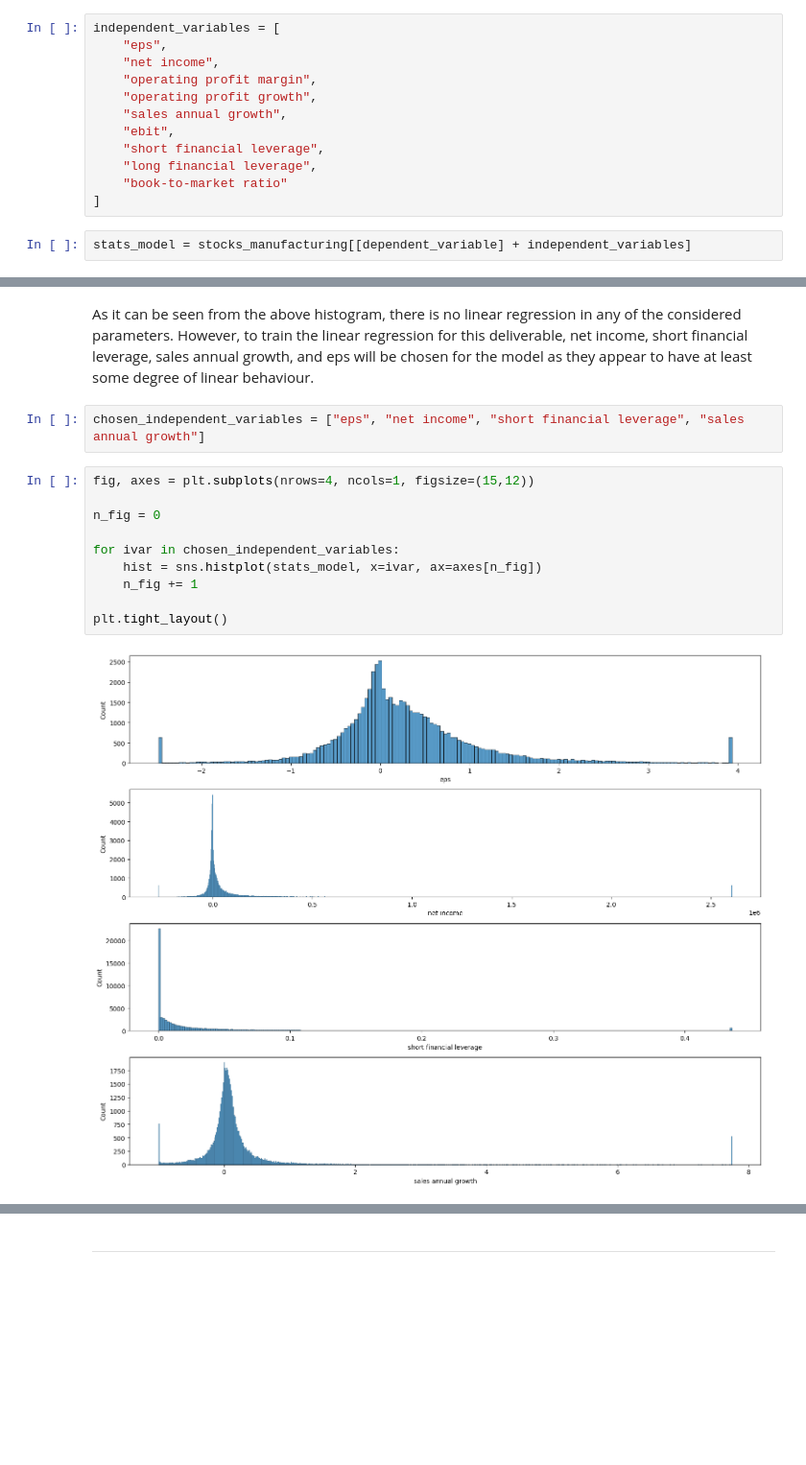
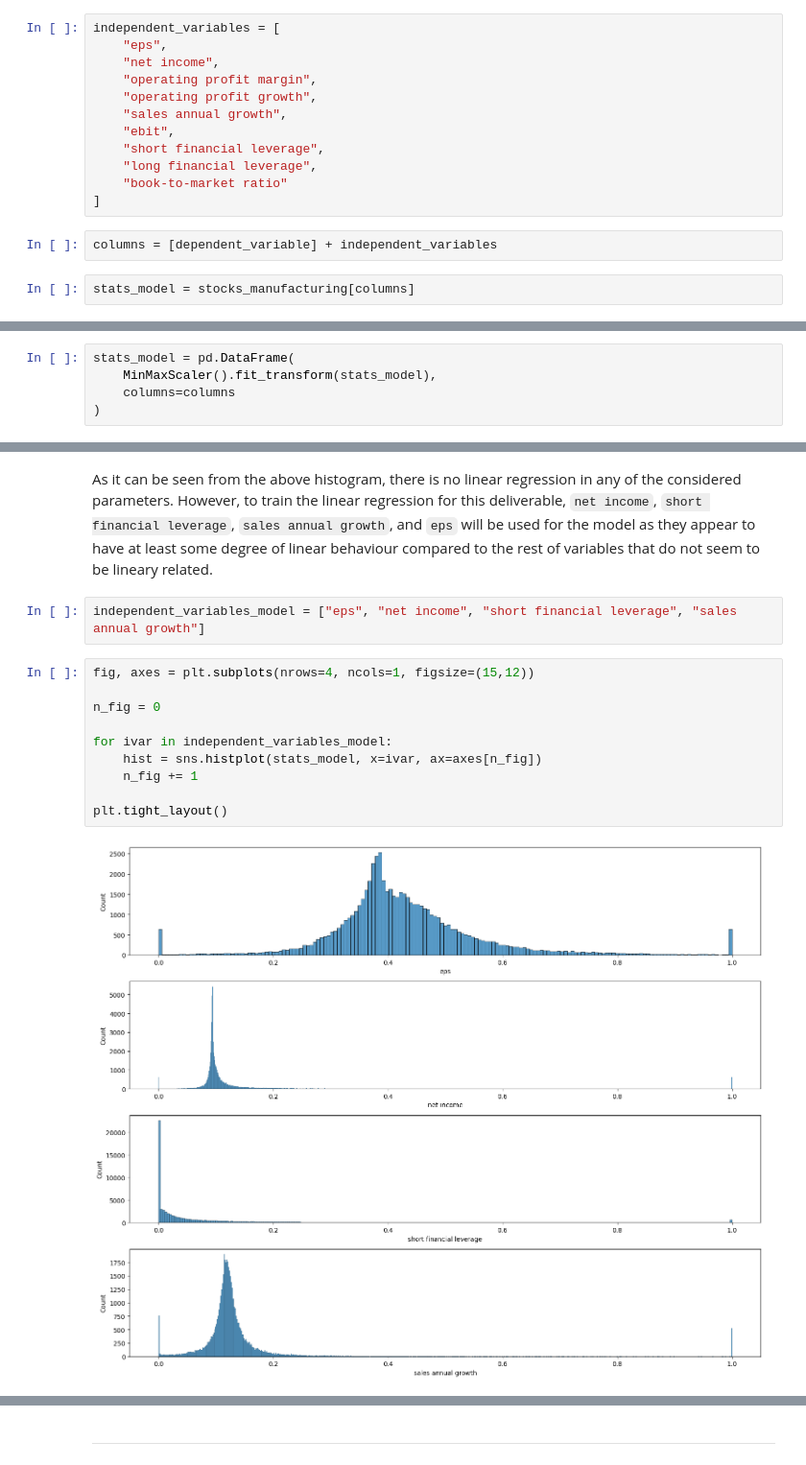
Before and after one commit to carlosahs/tc3006c-stats-module, a Jupyter notebook: stock_stats.ipynb, the cells around one changed output, grey strips where cells are left out. Shown at 96% size. Saved outputs shown, nothing was run; the diff lists cells and outputs as text; blank space fills up the shorter version.

```diff
--- a/stock_stats.ipynb
+++ b/stock_stats.ipynb
@@ -334,5 +334,7 @@ independent_variables = [
     "long financial leverage",
     "book-to-market ratio"
 ]
+# %%
+columns = [dependent_variable] + independent_variables
 # %%
-stats_model = stocks_manufacturing[[dependent_variable] + independent_variables]
+stats_model = stocks_manufacturing[columns]
@@ -339,3 +343,8 @@ stats_model = stocks_manufacturing[[dependent_variable] + independent_variables]
+# %%
+stats_model = pd.DataFrame(
+    MinMaxScaler().fit_transform(stats_model),
+    columns=columns
+)
 # %%
 stats_model.describe()
 # %% [output]
@@ -369,16 +378,16 @@ fig.tight_layout()
 # %% [markdown]
-As it can be seen from the above histogram, there is no linear regression in any of the considered parameters. However, to train the linear regression for this deliverable, net income, short financial leverage, sales annual growth, and eps will be chosen for the model as they appear to have at least some degree of linear behaviour.
+As it can be seen from the above histogram, there is no linear regression in any of the considered parameters. However, to train the linear regression for this deliverable, `net income`, `short financial leverage`, `sales annual growth`, and `eps` will be used for the model as they appear to have at least some degree of linear behaviour compared to the rest of variables that do not seem to be lineary related.
 # %%
-chosen_independent_variables = ["eps", "net income", "short financial leverage", "sales annual growth"]
+independent_variables_model = ["eps", "net income", "short financial leverage", "sales annual growth"]
 # %%
 fig, axes = plt.subplots(nrows=4, ncols=1, figsize=(15,12))
 
 n_fig = 0
 
-for ivar in chosen_independent_variables:
+for ivar in independent_variables_model:
     hist = sns.histplot(stats_model, x=ivar, ax=axes[n_fig])
     n_fig += 1
 
 plt.tight_layout()
 # %% [output]
-[figure, old version]
+[figure, new version]
```
Also changed, not shown: parts of 22 cells of this notebook.
